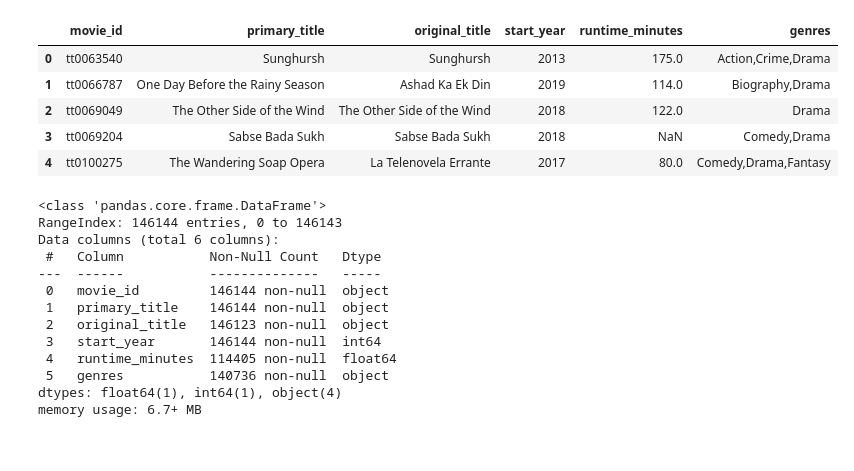
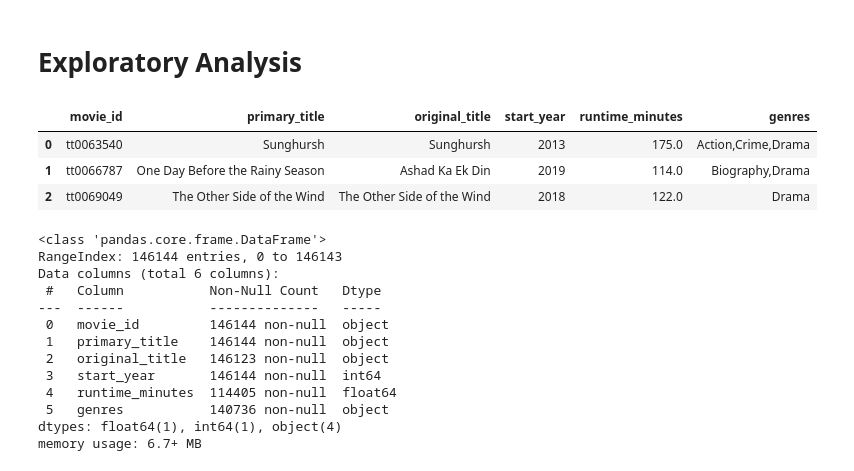
Before and after one commit to harte3/Flatiron-Capstone-Group-2, a Jupyter notebook: Final Notebook.ipynb, the cells around one changed output. Saved outputs shown, nothing was run; the diff lists cells and outputs as text; code cells hidden in the pictures.

```diff
--- a/Final Notebook.ipynb
+++ b/Final Notebook.ipynb
@@ -8,4 +39,6 @@ For our first business insight, we will be researching and exploring how genre a
 Image Source: https://news.northeastern.edu/2022/05/26/movie-theater-hearing-damage/
 
 By Alivia and Vaia
+# %% [markdown]
+# Exploratory Analysis
 # %%
@@ -27,14 +60,12 @@ FROM movie_basics
 ''', conn)
 # %%
 # preview data
-imbd.head()
+imbd.head(3)
 # %% [output]
 |  | movie_id | primary_title | original_title | start_year | runtime_minutes | genres |
 | 0 | tt0063540 | Sunghursh | Sunghursh | 2013 | 175.0 | Action,Crime,Drama |
 | 1 | tt0066787 | One Day Before the Rainy Season | Ashad Ka Ek Din | 2019 | 114.0 | Biography,Drama |
 | 2 | tt0069049 | The Other Side of the Wind | The Other Side of the Wind | 2018 | 122.0 | Drama |
-| 3 | tt0069204 | Sabse Bada Sukh | Sabse Bada Sukh | 2018 | NaN | Comedy,Drama |
-| 4 | tt0100275 | The Wandering Soap Opera | La Telenovela Errante | 2017 | 80.0 | Comedy,Drama,Fantasy |
 # %%
 # view data cleanliness and null values
 imbd.info()
```
Also changed, not shown: parts of 32 cells of this notebook, 1 other file.
